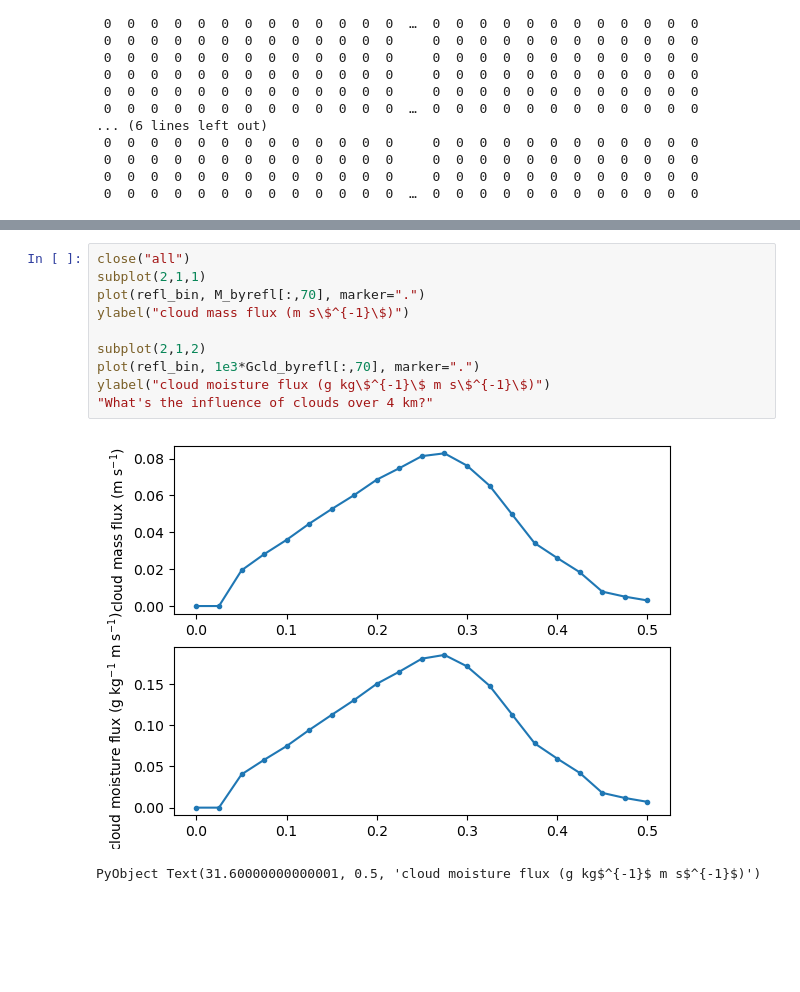
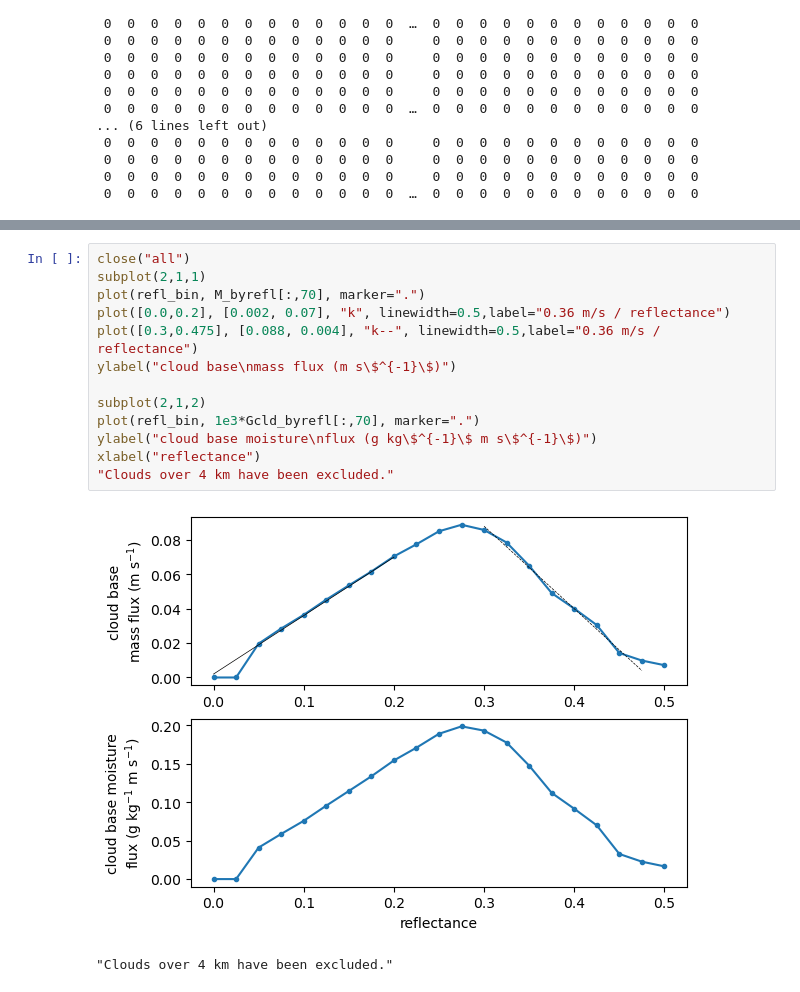
Before and after one commit to deszoeke/trade-cu-model, a Jupyter notebook: src/julia/flux-model-xp53.ipynb, the cells around one changed output, grey strips where cells are left out. Saved outputs shown, nothing was run; the diff lists cells and outputs as text; blank space fills up the shorter version.

```diff
--- a/src/julia/flux-model-xp53.ipynb
+++ b/src/julia/flux-model-xp53.ipynb
@@ -1316,13 +1177,16 @@ tight_layout()
 # %%
 close("all")
 subplot(2,1,1)
 plot(refl_bin, M_byrefl[:,70], marker=".")
-ylabel("cloud mass flux (m s\$^{-1}\$)")
+plot([0.0,0.2], [0.002, 0.07], "k", linewidth=0.5,label="0.36 m/s / reflectance")
+plot([0.3,0.475], [0.088, 0.004], "k--", linewidth=0.5,label="0.36 m/s / reflectance")
+ylabel("cloud base\nmass flux (m s\$^{-1}\$)")
 
 subplot(2,1,2)
 plot(refl_bin, 1e3*Gcld_byrefl[:,70], marker=".")
-ylabel("cloud moisture flux (g kg\$^{-1}\$ m s\$^{-1}\$)")
-"What's the influence of clouds over 4 km?"
+ylabel("cloud base moisture\nflux (g kg\$^{-1}\$ m s\$^{-1}\$)")
+xlabel("reflectance")
+"Clouds over 4 km have been excluded."
 # %% [output]
-[figure, old version]
+[figure, new version]
-PyObject Text(31.60000000000001, 0.5, 'cloud moisture flux (g kg$^{-1}$ m s$^{-1}$)')
+"Clouds over 4 km have been excluded."
```
Also changed, not shown: parts of 19 cells of this notebook.
